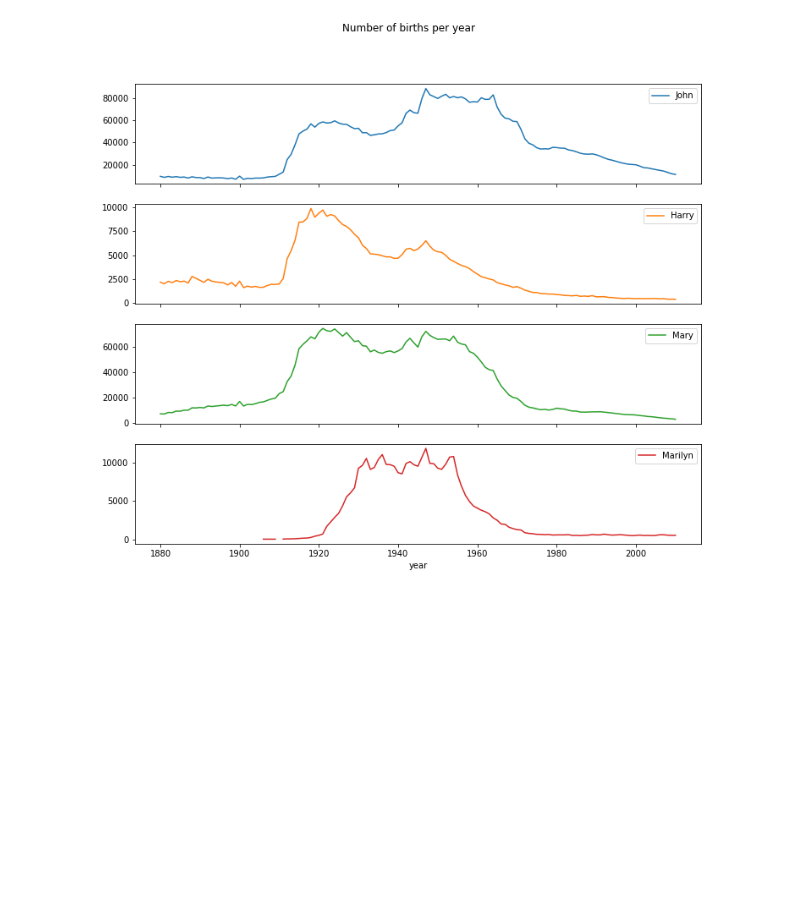
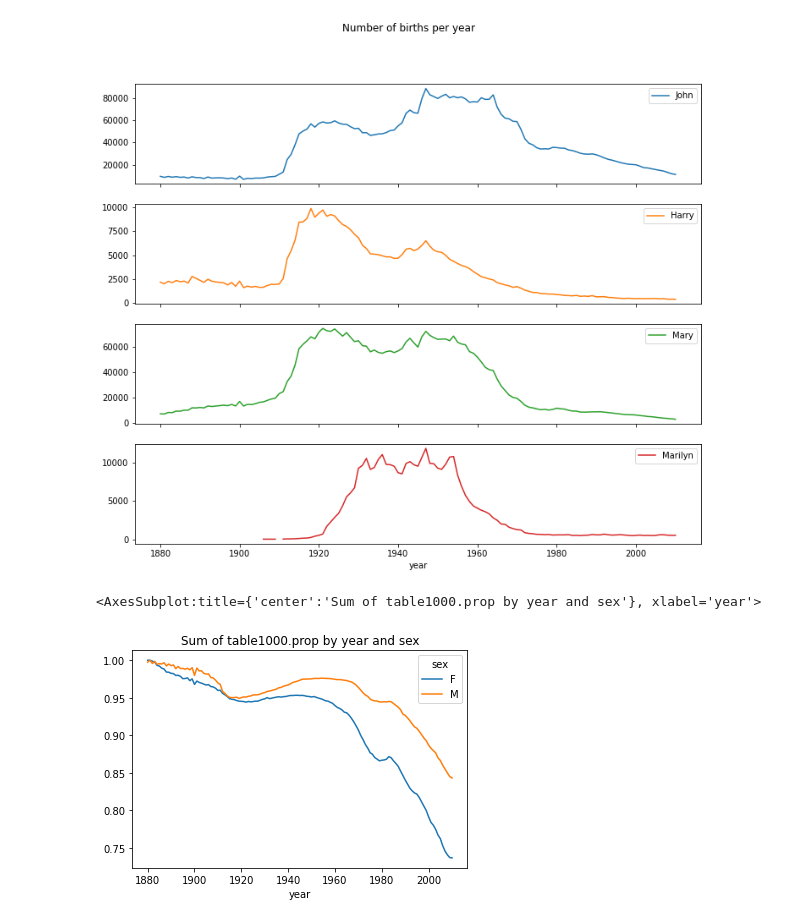
Before and after one commit to UnknownBoom/npTest, a Jupyter notebook: pydata-book/code/jl/4.ipynb, the cells around one changed output. Saved outputs shown, nothing was run; the diff lists cells and outputs as text; code cells hidden in the pictures; blank space fills up the shorter version.

```diff
--- a/pydata-book/code/jl/4.ipynb
+++ b/pydata-book/code/jl/4.ipynb
@@ -152,3 +152,9 @@ array([<AxesSubplot:xlabel='year'>, <AxesSubplot:xlabel='year'>,
        <AxesSubplot:xlabel='year'>, <AxesSubplot:xlabel='year'>],
       dtype=object)
 [figure]
+# %%
+pv_t = top1000.pivot_table('prop', index='year', columns='sex', aggfunc='sum')
+pv_t.plot(title='Sum of table1000.prop by year and sex')
+# %% [output]
+<AxesSubplot:title={'center':'Sum of table1000.prop by year and sex'}, xlabel='year'>
+[figure, added]
```
Also changed, not shown: parts of 6 cells of this notebook, 2 other files.
